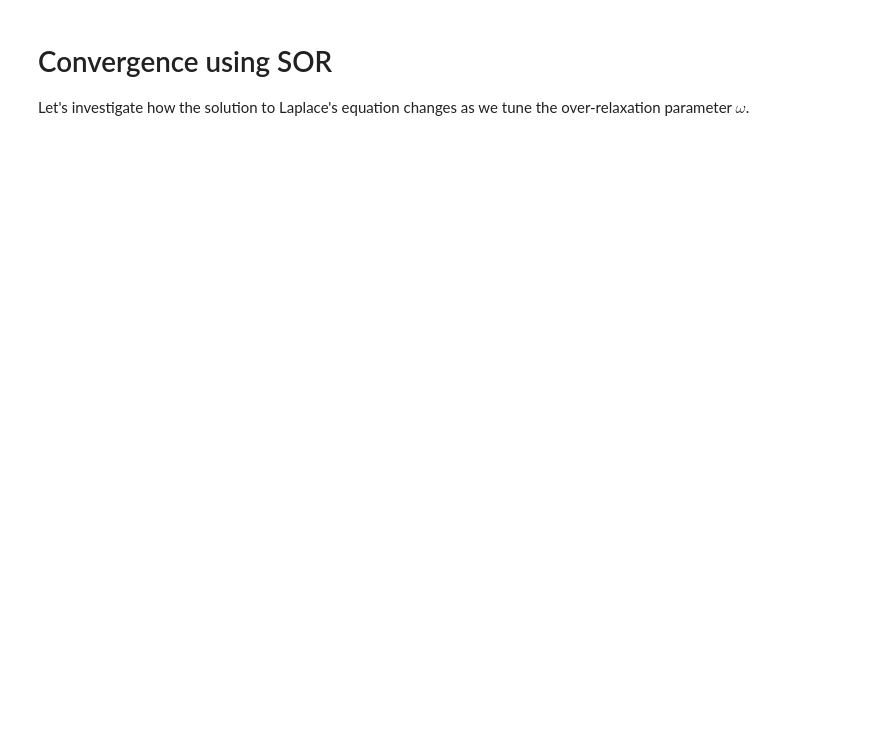
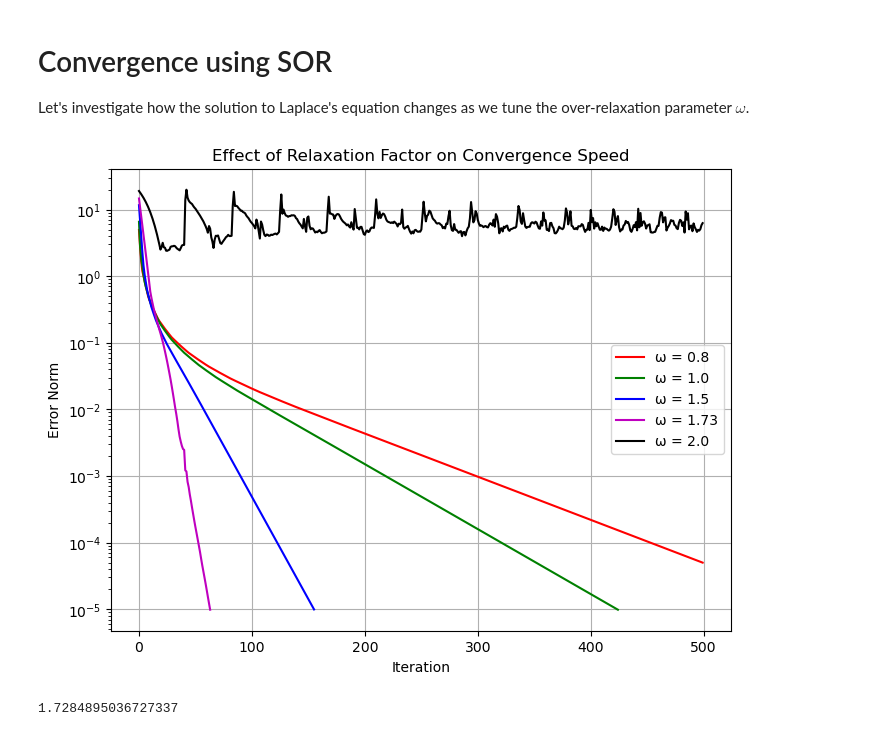
Before and after one commit to Phys3211/resources, a Jupyter notebook: Computation/09_Lecture_Electrostatics.ipynb, the cells around one changed output. Drawn from its saved outputs; the diff is of its cells as text; code cells hidden in the pictures; blank space fills up the shorter version.

```diff
--- a/Computation/09_Lecture_Electrostatics.ipynb
+++ b/Computation/09_Lecture_Electrostatics.ipynb
@@ -552,34 +601,40 @@ def sor_solver(n, omega, max_iter=500, tol=1e-5):
                 u[i, j] = (1 - omega) * u[i, j] + omega * 0.25 * (
                     u[i+1, j] + u[i-1, j] + u[i, j+1] + u[i, j-1]
                 )
 
         # Compute error as the norm of the difference
         error = np.linalg.norm(u - u_old, ord=np.inf)
         errors.append(error)
 
         if error < tol:
             break
 
     return u, errors
 
 # Define parameters
 n = 20  # Grid size
-omega_values = [0.8, 1.0, 1.5, 1.9, 2.05]  # Different relaxation factors
+omega_values = [0.8, 1.0, 1.5, 1.73, 2.0]  # Different relaxation factors
 colors = ['r', 'g', 'b', 'm', 'k']
 
 # Solve for each omega and store error data
 plt.figure(figsize=(8,6))
 for omega, color in zip(omega_values, colors):
     _, errors = sor_solver(n, omega)
     plt.plot(errors, label=f'ω = {omega}', color=color)
 
 plt.yscale('log')
 plt.xlabel("Iteration")
 plt.ylabel("Error Norm")
 plt.title("Effect of Relaxation Factor on Convergence Speed")
 plt.legend()
 plt.grid(True)
 plt.show()
+# %% [output]
+[figure, added]
+# %%
+2/(1+np.pi/20)
+# %% [output]
+1.7284895036727337
 # %%
 import numpy as np
 import matplotlib.pyplot as plt
```
Also changed, not shown: parts of 11 cells of this notebook, 1 other file.
